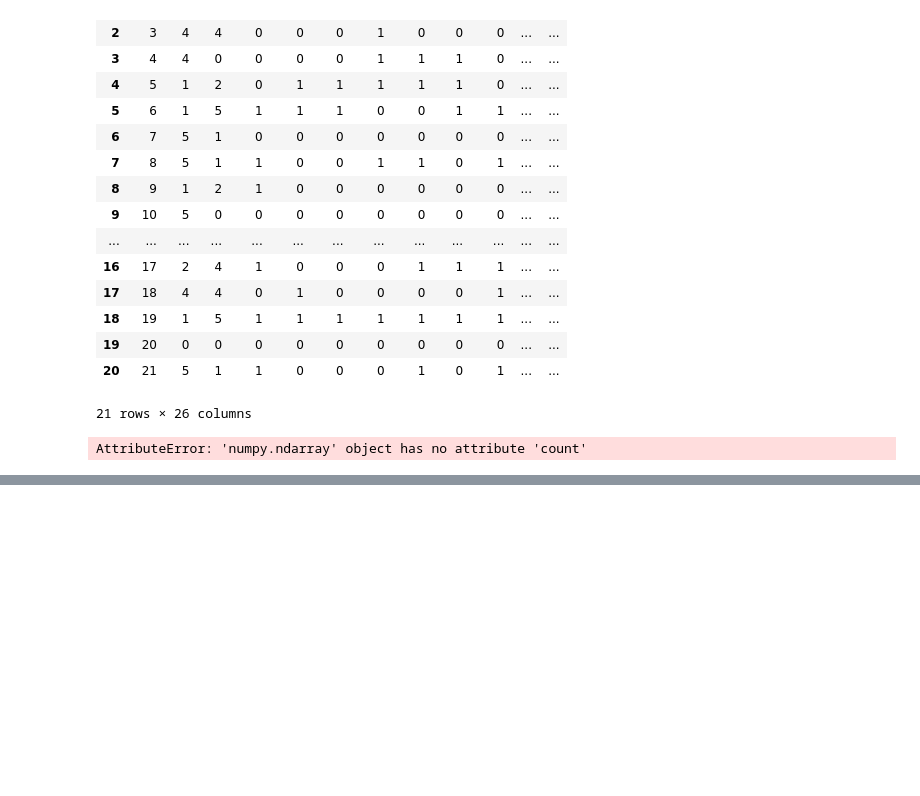
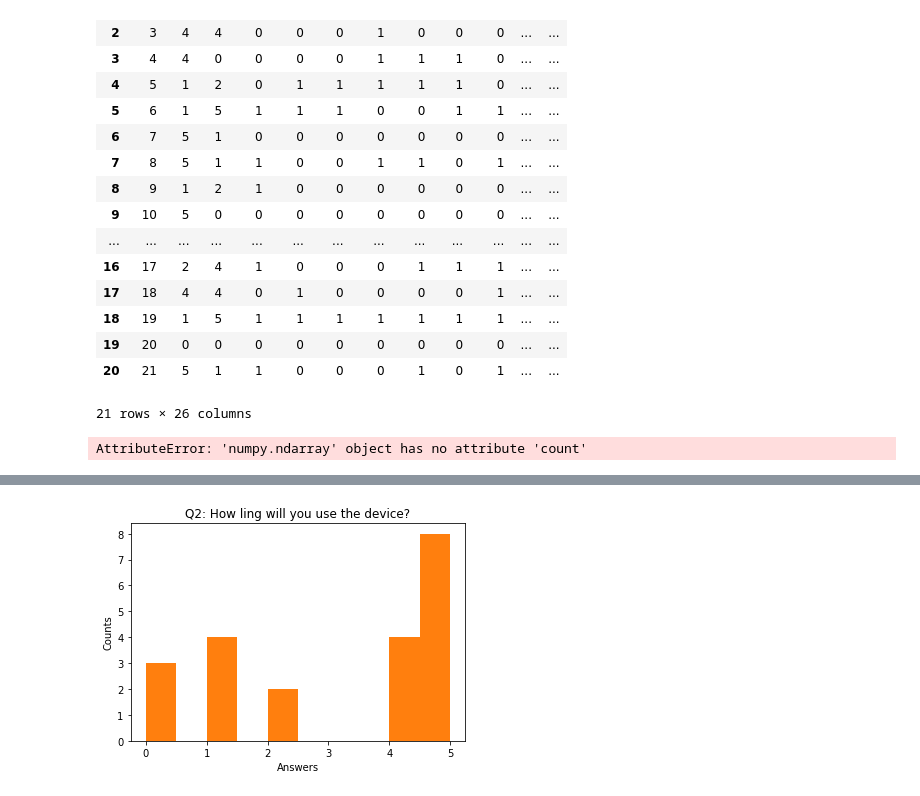
Before and after one commit to benybkim/OAWorkshop, a Jupyter notebook: Innovation_workshop.ipynb, the cells around one changed output, grey strips where cells are left out. Cells and saved outputs as stored; diff of their text form; code cells hidden in the pictures; blank space fills up the shorter version.

```diff
--- a/Innovation_workshop.ipynb
+++ b/Innovation_workshop.ipynb
@@ -154,0 +149,9 @@ AttributeError: 'Series' object has no attribute 'normal'
+# %%
+q2 = answers_num.iloc[:,2]
+plt.hist(q2)
+plt.title("Q2: How ling will you use the device?")
+plt.xlabel("Answers")
+plt.ylabel("Counts")
+plt.show()
+# %% [output]
+[figure, added]
```
Also changed, not shown: parts of 10 cells of this notebook.
